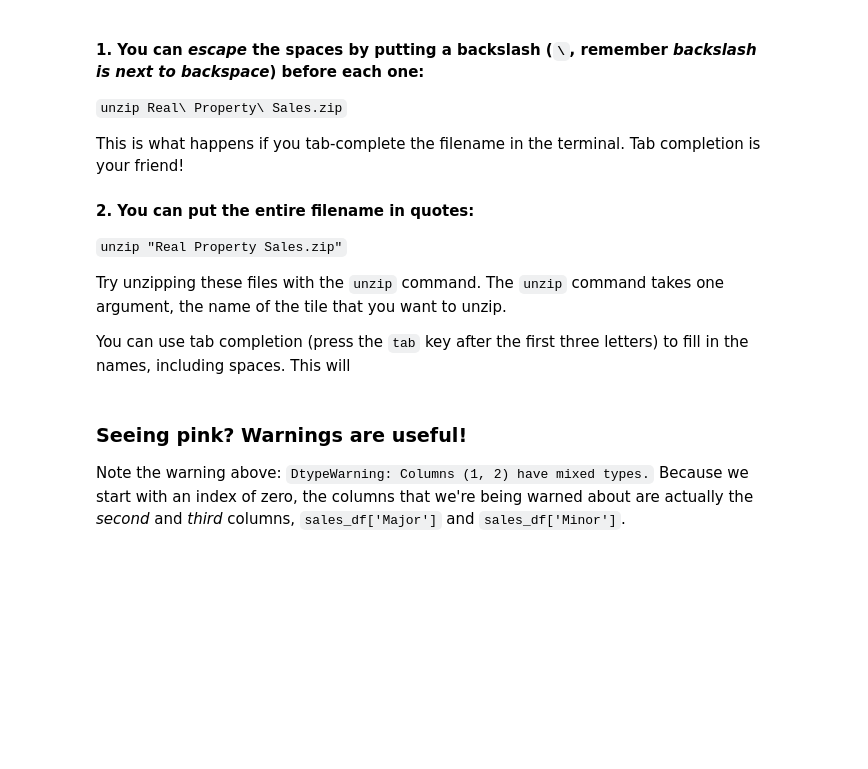
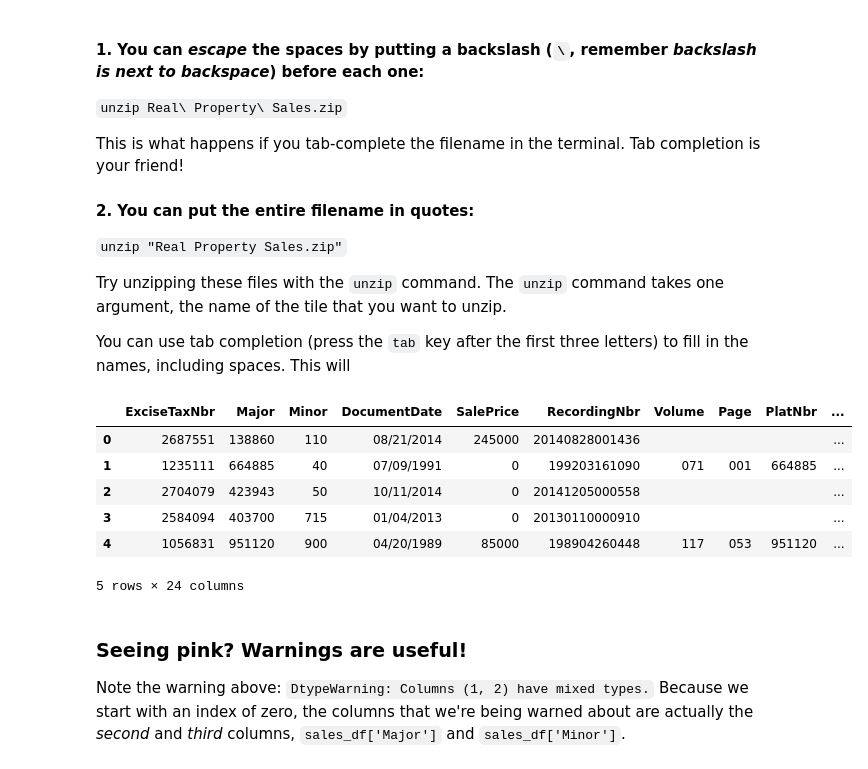
Before and after one commit to sherzyang/pandas-3-data-cleaning-seattle-ds-career-040119, a Jupyter notebook: pandas-3-data-cleaning.ipynb, the cells around one changed output. Drawn from its saved outputs; the diff is of its cells as text; code cells hidden in the pictures; blank space fills up the shorter version.

```diff
--- a/pandas-3-data-cleaning.ipynb
+++ b/pandas-3-data-cleaning.ipynb
@@ -48,6 +48,15 @@ Try unzipping these files with the `unzip` command. The `unzip` command takes on
 You can use tab completion (press the `tab` key after the first three letters) to fill in the names, including spaces. This will
 # %%
 sales_df = pd.read_csv('data/EXTR_RPSale.csv')
+sales_df.head()
+# %% [output]
+|  | ExciseTaxNbr | Major | Minor | DocumentDate | SalePrice | RecordingNbr | Volume | Page | PlatNbr | ... |
+| 0 | 2687551 | 138860 | 110 | 08/21/2014 | 245000 | 20140828001436 |  |  |  | ... |
+| 1 | 1235111 | 664885 | 40 | 07/09/1991 | 0 | 199203161090 | 071 | 001 | 664885 | ... |
+| 2 | 2704079 | 423943 | 50 | 10/11/2014 | 0 | 20141205000558 |  |  |  | ... |
+| 3 | 2584094 | 403700 | 715 | 01/04/2013 | 0 | 20130110000910 |  |  |  | ... |
+| 4 | 1056831 | 951120 | 900 | 04/20/1989 | 85000 | 198904260448 | 117 | 053 | 951120 | ... |
+5 rows × 24 columns
 # %% [markdown]
 ### Seeing pink? Warnings are useful!
 
```
Also changed, not shown: parts of 21 cells of this notebook.
